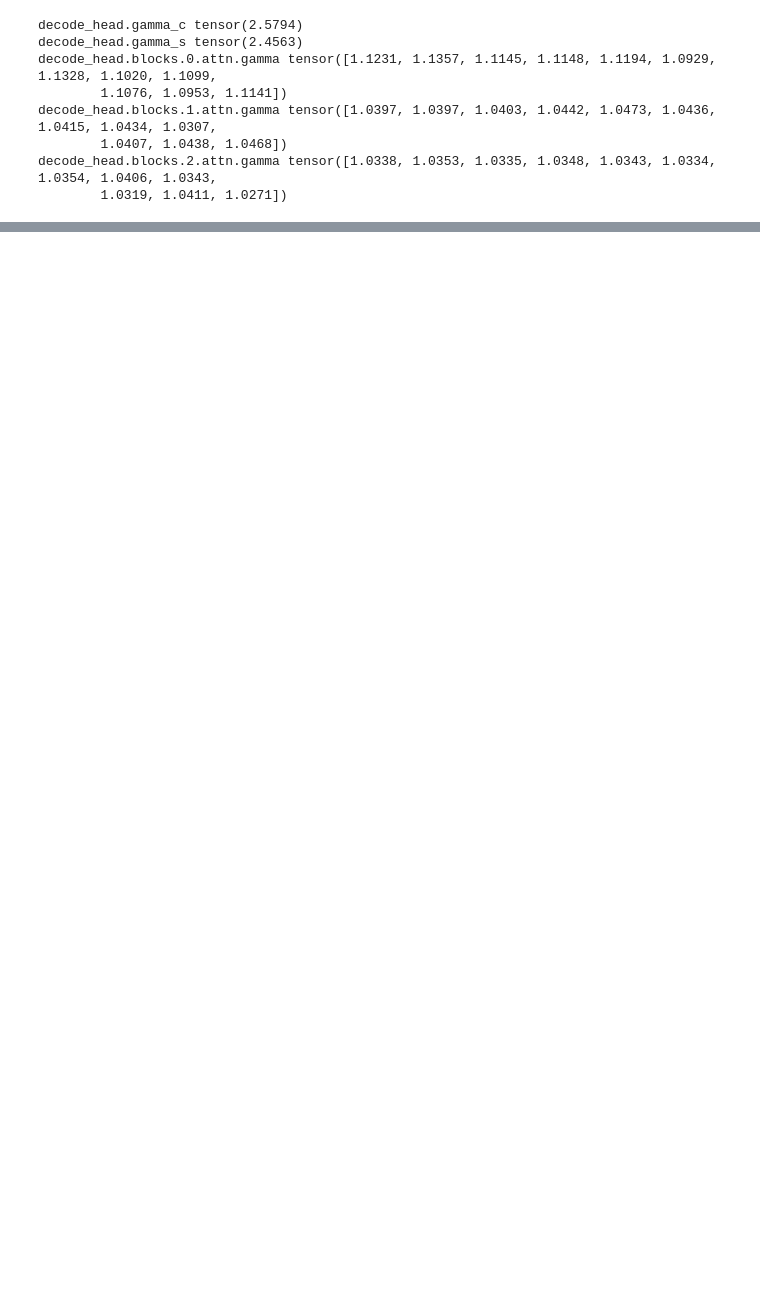
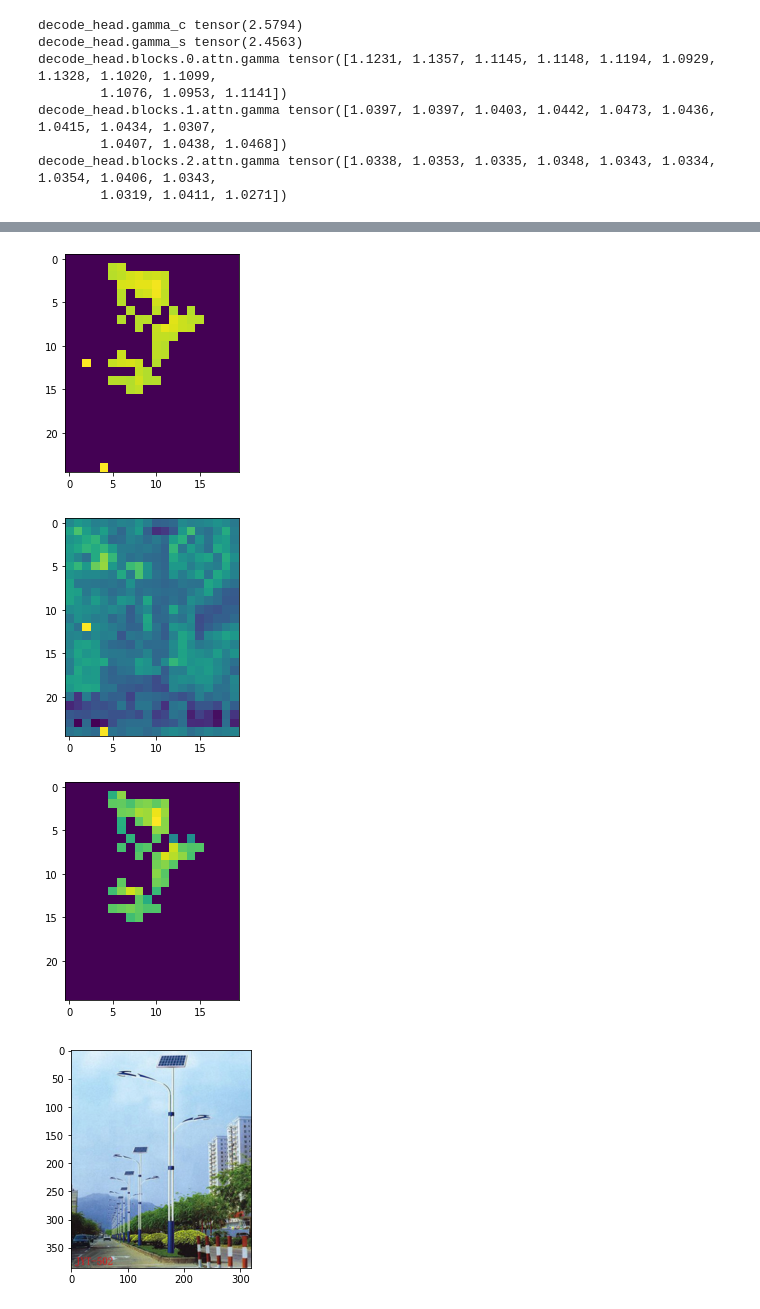
Before and after one commit to HaojunYu1998/LarvSeg, a Jupyter notebook: notebook/misc.ipynb, the cells around one changed output, grey strips where cells are left out. Drawn from its saved outputs; the diff is of its cells as text; code cells hidden in the pictures; blank space fills up the shorter version.

Commit message:
remap for pseudo label

```diff
--- a/notebook/misc.ipynb
+++ b/notebook/misc.ipynb
@@ -841,0 +408,33 @@ set(dec1) - set(dec2)
+# %%
+_1toi_inds_fg = [mat.max(dim=-1).indices for mat in cos_fg_mats]
+_ito1_inds_fg = [mat.max(dim=0).indices for mat in cos_fg_mats]
+remap_inds_fg = [_ito1_inds_fg[idx][_1toi_inds_fg[idx]] for idx in range(len(_1toi_inds_fg))]
+remap_score_fg = [cos_mat[torch.arange(len(cos_mat)), remap_ind] for remap_ind in remap_inds_fg]
+
+_1toi_inds_bg = [mat.max(dim=-1).indices for mat in cos_bg_mats]
+_ito1_inds_bg = [mat.max(dim=0).indices for mat in cos_bg_mats]
+remap_inds_bg = [_ito1_inds_bg[idx][_1toi_inds_bg[idx]] for idx in range(len(_1toi_inds_bg))]
+remap_score_bg = [cos_mat[torch.arange(len(cos_mat)), remap_ind] for remap_ind in remap_inds_bg]
+
+import matplotlib.pyplot as plt
+import torch.nn.functional as F
+remap_score_fg = torch.stack(remap_score_fg, dim=0).mean(dim=0)
+thresh = remap_score_fg.mean() + remap_score_fg.std()
+remap_score_fg[remap_score_fg < thresh] = 0.0
+plt.imshow(remap_score_fg.reshape(H, W).cpu().numpy())
+plt.show()
+remap_score_bg = torch.stack(remap_score_bg, dim=0).mean(dim=0)
+plt.imshow(remap_score_bg.reshape(H, W).cpu().numpy())
+plt.show()
+remap_score = remap_score_fg - remap_score_bg
+thresh = remap_score.mean() + remap_score.std()
+remap_score[remap_score < thresh] = 0.0
+plt.imshow(remap_score.reshape(H, W).cpu().numpy())
+plt.show()
+plt.imshow(img)
+plt.show()
+# %% [output]
+[figure, added]
+[figure, added]
+[figure, added]
+[figure, added]
```
Also changed, not shown: parts of 12 cells of this notebook, 16 other files.
